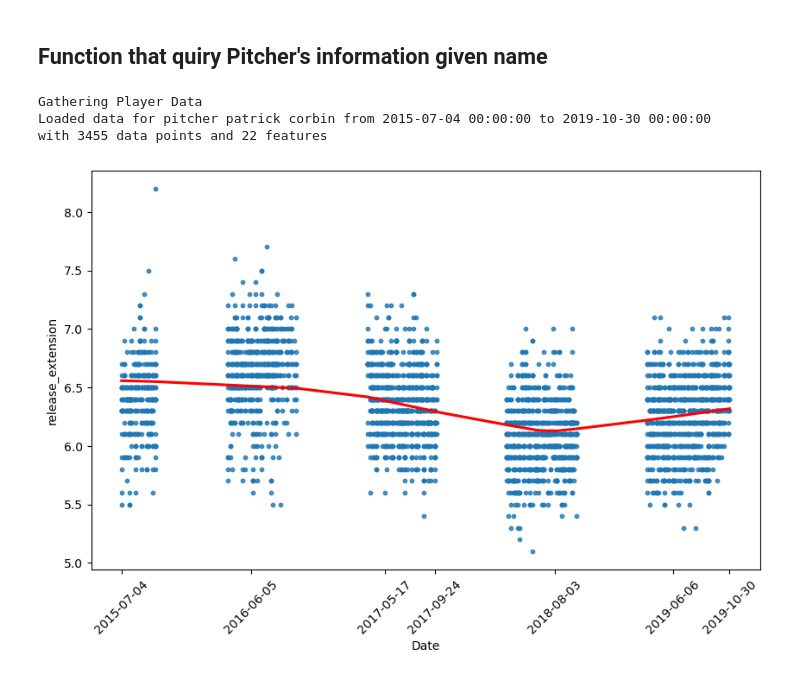
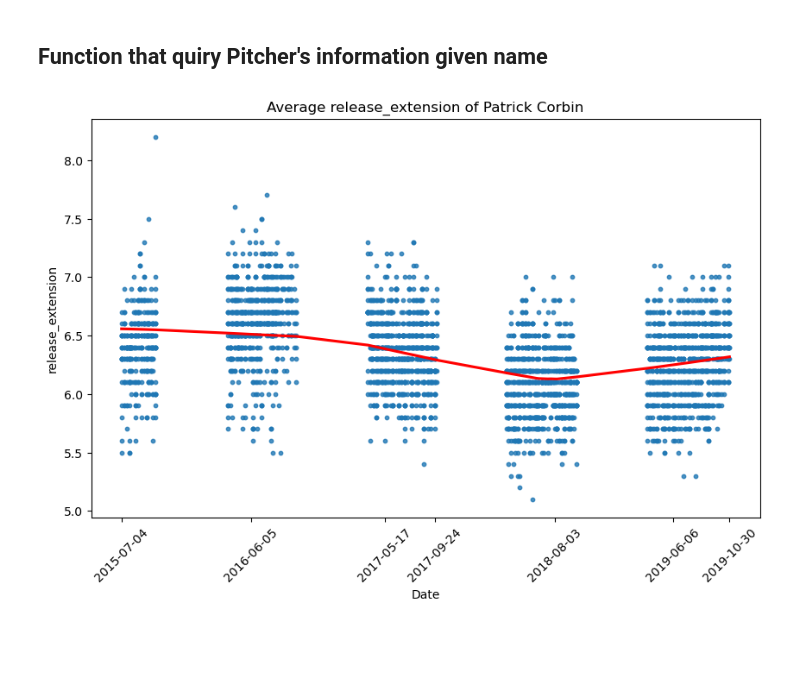
Before and after one commit to hubao666/MLB-Baseball-Data-Analysis, a Jupyter notebook: final_proj.ipynb, the cells around one changed output. Saved outputs shown, nothing was run; the diff lists cells and outputs as text; code cells hidden in the pictures; blank space fills up the shorter version.

Commit message:
update plot function

```diff
--- a/final_proj.ipynb
+++ b/final_proj.ipynb
@@ -63,36 +63,32 @@ def get_pitchers_info(firstname, lastname, features_to_keep=features_to_keep_mai
 # %%
 firstname = 'patrick'
 lastname = 'corbin'
-
+player_name = 'Patrick Corbin'
 pat_df = get_pitchers_info(firstname, lastname)
-# %% [output]
-Gathering Player Data
-Loaded data for pitcher patrick corbin from 2015-07-04 00:00:00 to 2019-10-30 00:00:00
-with 3455 data points and 22 features
 # %%
-def plot(columnName):
-    pat_df['game_date'] = pd.to_datetime(pat_df['game_date'])
+def plot(df, columnName, playerName):
+    df['game_date'] = pd.to_datetime(df['game_date'])
 
 
-    pat_df['date_num'] = pat_df['game_date'].map(pd.Timestamp.toordinal)
+    df['date_num'] = df['game_date'].map(pd.Timestamp.toordinal)
 
 
     plt.figure(figsize=(10, 6))
 
 
-    sns.regplot(x='date_num', y=columnName, data=pat_df, scatter_kws={'s': 10}, line_kws={'color': 'red'}, lowess=True)
+    sns.regplot(x='date_num', y=columnName, data=df, scatter_kws={'s': 10}, line_kws={'color': 'red'}, lowess=True)
 
 
     ax = plt.gca()
-    ax.set_xticks(pat_df['date_num'][::len(pat_df)//6])
-    ax.set_xticklabels(pat_df['game_date'].dt.strftime("%Y-%m-%d")[::len(pat_df)//6], rotation=45)
+    ax.set_xticks(df['date_num'][::len(df)//6])
+    ax.set_xticklabels(df['game_date'].dt.strftime("%Y-%m-%d")[::len(df)//6], rotation=45)
 
     plt.xlabel('Date')
     plt.ylabel(columnName)
-    # plt.title('Average ')
+    plt.title(f'Average {columnName} of {playerName}')
 
     plt.show()
 # %%
-plot('release_extension')
+plot(pat_df, 'release_extension', player_name)
 # %% [output]
-[figure, old version]
+[figure, new version]
```
